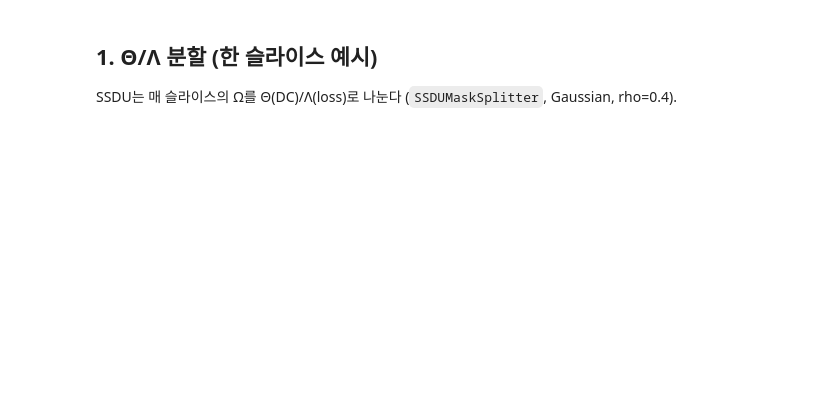
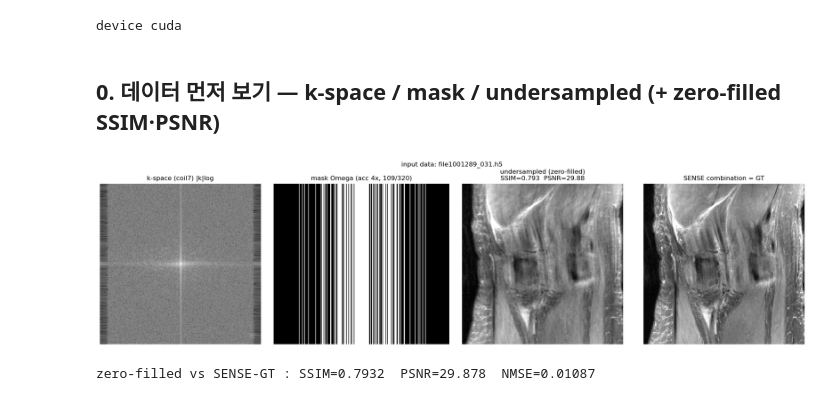
Before and after one commit to sonwonjun103/MRIreconstruction, a Jupyter notebook: ssdu_demo.ipynb, the cells around one changed output. Saved outputs shown, nothing was run; the diff lists cells and outputs as text; code cells hidden in the pictures; blank space fills up the shorter version.

Commit message:
auto-save: 2026-06-29_20-55-52

```diff
--- a/ssdu_demo.ipynb
+++ b/ssdu_demo.ipynb
@@ -14,27 +12,46 @@ import numpy as np, torch
 import matplotlib.pyplot as plt
 from torch.utils.data import DataLoader
 from mrrecon.config import Config
-from mrrecon.data.loaders import list_slice_files, read_slice
-from mrrecon.data.datasets import SSDUDataset
+from mrrecon.data.loaders import read_slice
 from mrrecon.data.masks import undersampling_mask
+from mrrecon.data.datasets import ZeroShotDataset
 from mrrecon.models import build_unrolled
 from mrrecon.losses import MixL1L2Loss
-from mrrecon.metrics import rss_metrics, match_scale
+from mrrecon.metrics import all_metrics, match_scale
+from mrrecon.data.transforms import sense_combine_np
 from mrrecon.core.common import center_crop
 from mrrecon.core.inference import recon_unrolled
 
-# small config + train subset so the demo runs in a few minutes
 cfg=Config(); cfg.tissue='knee'; cfg.device='cuda' if torch.cuda.is_available() else 'cpu'
-cfg.model='ssdu'; cfg.nb_unroll_blocks=4; cfg.res_blocks=3; cfg.cg_iter=4; cfg.mu=0.05
+cfg.model='ssdu'; cfg.nb_unroll_blocks=5; cfg.res_blocks=4; cfg.cg_iter=5; cfg.mu=0.05
 cfg.acc_rate=4; cfg.acs_lines=24; cfg.mask_type='vds_lustig'; cfg.rho=0.4
-cfg.lr=1e-3; cfg.epochs=6; cfg.crop_size=320; cfg.seed=1234
-DEMO_TRAIN=120     # train slices for the demo (전체는 7049)
+cfg.zs_val_rho=0.0; cfg.zs_num_splits=8; cfg.lr=5e-4; cfg.epochs=40; cfg.crop_size=320; cfg.seed=1234
 dev=torch.device(cfg.device); print('device',dev)
-
-train_files=list_slice_files(cfg.data_root,cfg.tissue,'train',-1,'',False)[:DEMO_TRAIN]
-val_files  =list_slice_files(cfg.data_root,cfg.tissue,'val',  -1,'',False)[:10]
-test_files =list_slice_files(cfg.data_root,cfg.tissue,'test', -1,'',False)
-print(f'train(demo)={len(train_files)}  val(monitor)={len(val_files)}  test={len(test_files)}')
+# %% [output]
+device cuda
-# %% [markdown]
-## 1. Θ/Λ 분할 (한 슬라이스 예시)
-SSDU는 매 슬라이스의 Ω를 Θ(DC)/Λ(loss)로 나눈다 (`SSDUMaskSplitter`, Gaussian, rho=0.4).
+# %% [markdown]
+## 0. 데이터 먼저 보기 — k-space / mask / undersampled (+ zero-filled SSIM·PSNR)
+# %%
+# 한 test 스캔 + 언더샘플 마스크 Omega
+files=sorted(glob.glob('/mnt/d/research/MRRecon/knee/test/*.h5'))
+sf=files[len(files)//2]
+kspace,sens,rss=read_slice(sf,crop_size=cfg.crop_size)
+H,W=kspace.shape[1:]
+omega=undersampling_mask((H,W),cfg.acc_rate,cfg.acs_lines,cfg.mask_type,rng=np.random.default_rng(cfg.seed),vds_power=cfg.vds_power)
+
+sense_gt=np.abs(sense_combine_np(kspace,sens))             # GT = SENSE combination (fully-sampled)
+zf=np.abs(sense_combine_np(kspace*omega[None],sens))       # zero-filled (undersampled) SENSE
+gtc,zfc=center_crop(sense_gt),center_crop(zf)
+mzf=all_metrics(gtc,match_scale(gtc,zfc))                  # zero-filled vs SENSE GT
+line=lambda m:m[m.shape[0]//2]
+
+fig,ax=plt.subplots(1,4,figsize=(19,5))
+ax[0].imshow(np.log(np.abs(kspace[7])+1e-9),cmap='gray'); ax[0].set_title('k-space (coil7) |k|log'); ax[0].axis('off')
+ax[1].imshow(omega,cmap='gray',aspect='auto'); ax[1].set_title(f'mask Omega (acc {cfg.acc_rate}x, {int(line(omega).sum())}/{W})'); ax[1].axis('off')
+ax[2].imshow(zfc,cmap='gray',vmax=0.6*gtc.max()); ax[2].set_title(f'undersampled (zero-filled)\nSSIM={mzf["ssim"]:.3f}  PSNR={mzf["psnr"]:.2f}'); ax[2].axis('off')
+ax[3].imshow(gtc,cmap='gray',vmax=0.6*gtc.max()); ax[3].set_title('SENSE combination = GT'); ax[3].axis('off')
+plt.suptitle(f'input data: {sf.split(chr(47))[-1]}'); plt.tight_layout(); plt.show()
+print(f'zero-filled vs SENSE-GT : SSIM={mzf["ssim"]:.4f}  PSNR={mzf["psnr"]:.3f}  NMSE={mzf["nmse"]:.5f}')
+# %% [output]
+[figure, added]
+zero-filled vs SENSE-GT : SSIM=0.7932  PSNR=29.878  NMSE=0.01087
```
Also changed, not shown: parts of 15 cells of this notebook, 1 other file.
